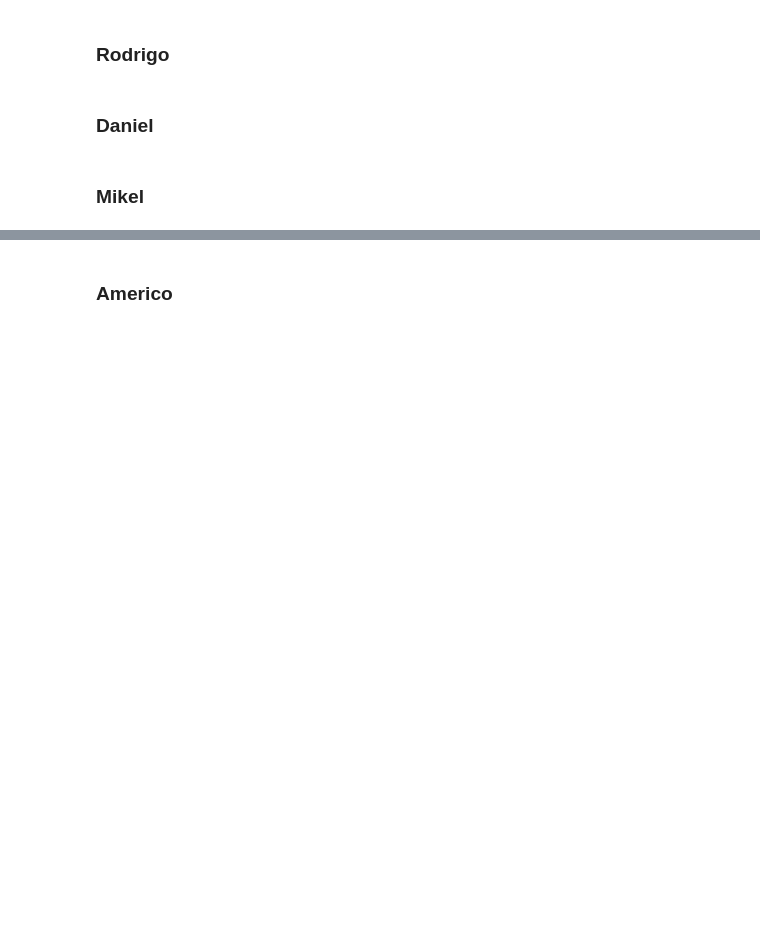
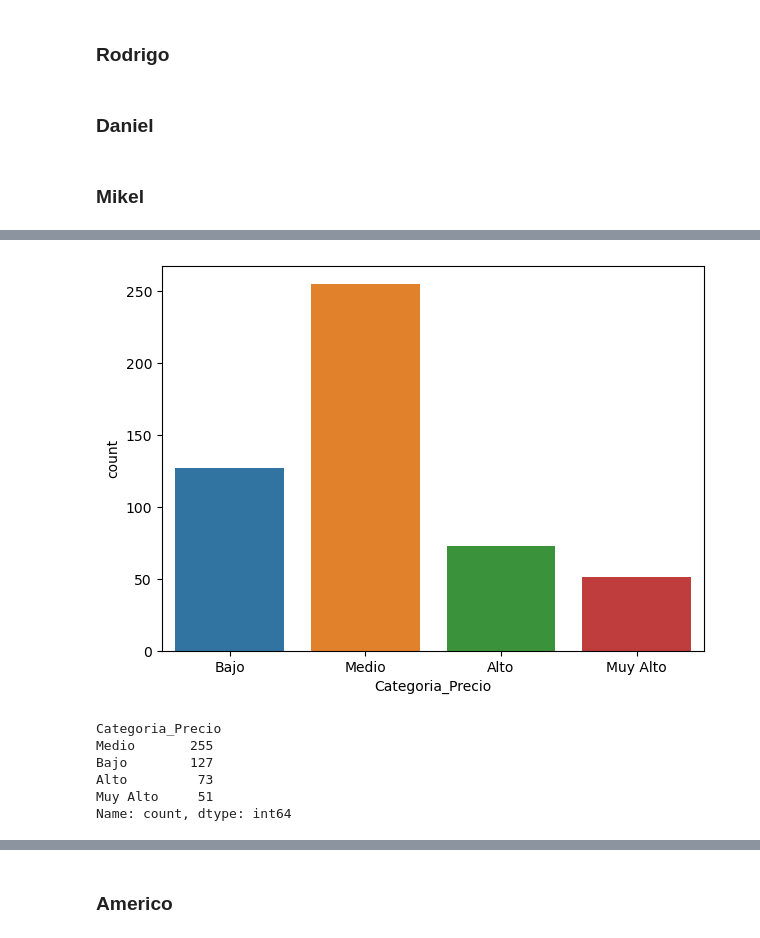
Before and after one commit to amejosecar/boston_DSPT, a Jupyter notebook: boston_requerimiento.ipynb, the cells around one changed output, grey strips where cells are left out. Cells and saved outputs as stored; diff of their text form; code cells hidden in the pictures; blank space fills up the shorter version.

```diff
--- a/boston_requerimiento.ipynb
+++ b/boston_requerimiento.ipynb
@@ -106,0 +168,27 @@ dtype: int64
+# %%
+percentil_10 = df_boston['PRICE'].quantile(0.1)
+percentil_25 = df_boston['PRICE'].quantile(0.25)
+percentil_75 = df_boston['PRICE'].quantile(0.75)
+percentil_90 = df_boston['PRICE'].quantile(0.9)
+
+# Definir los rangos y etiquetas
+bins = [-float('inf'), percentil_25, percentil_75, percentil_90, float('inf')]
+etiquetas = ['Bajo', 'Medio', 'Alto', 'Muy Alto']
+
+# Crear la nueva columna categórica
+df_boston['Categoria_Precio'] = pd.cut(df_boston['PRICE'], bins=bins, labels=etiquetas)
+# %%
+plt.figure(figsize=(7,5))
+sns.countplot(x=df_boston['Categoria_Precio'], hue=df_boston['Categoria_Precio']);
+# %% [output]
+[figure, added]
+# %%
+#Cuantas casas hay para Categoria-Precio
+df_boston['Categoria_Precio'].value_counts()
+# %% [output]
+Categoria_Precio
+Medio       255
+Bajo        127
+Alto         73
+Muy Alto     51
+Name: count, dtype: int64
```
Also changed, not shown: parts of 19 cells of this notebook, 1 other file.
